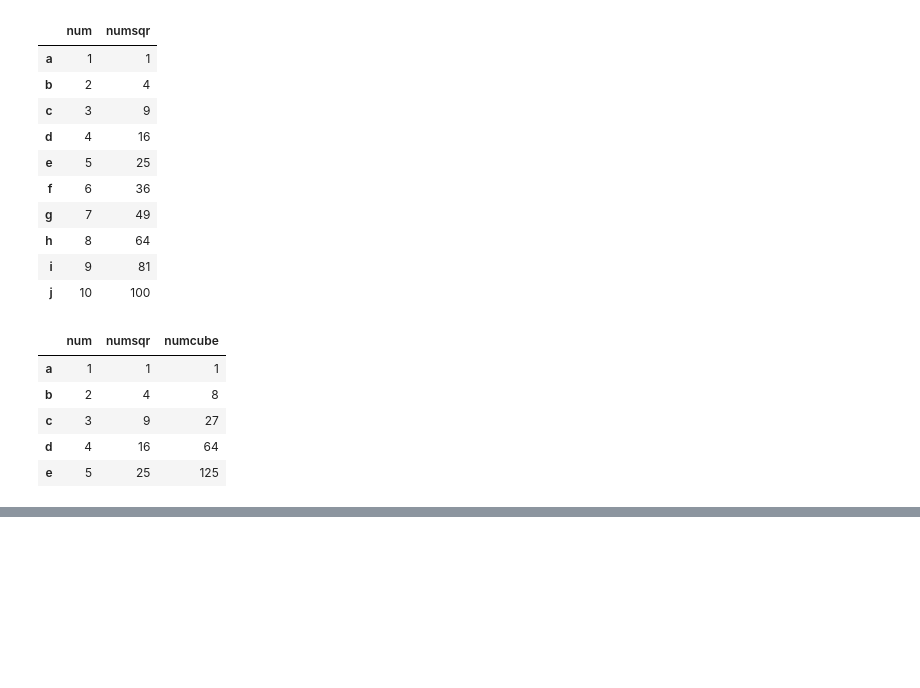
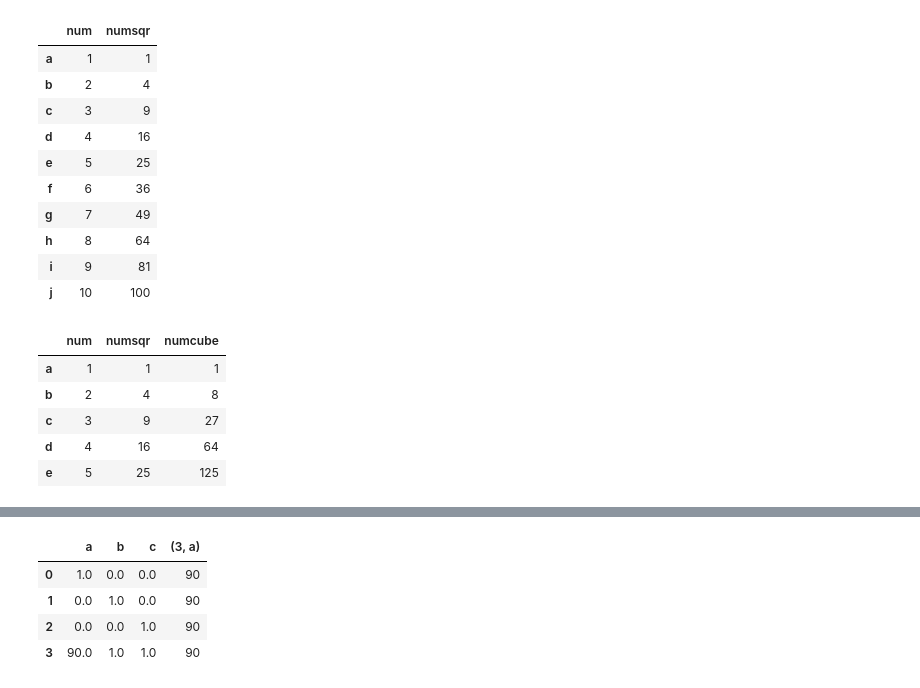
Before and after one commit to AjayKarki/DWIT_Module3, a Jupyter notebook: Pandas Practice.ipynb, the cells around one changed output, grey strips where cells are left out. Drawn from its saved outputs; the diff is of its cells as text; code cells hidden in the pictures; blank space fills up the shorter version.

```diff
--- a/Pandas Practice.ipynb
+++ b/Pandas Practice.ipynb
@@ -254,0 +320,12 @@ df.iloc[:5]
+# %%
+df =  pd.DataFrame(np.eye(3),columns =  ['a','b','c'])
+df_2 = pd.DataFrame({
+    'a':[1],
+    'b':[1],
+    'c':[1]
+})
+print(df)
+print(df_2)
+df = df.append(df_2)
+df.reset_index(inplace=True,drop=True)
+print(df)
@@ -254,0 +367,9 @@ df.iloc[:5]
+# %%
+df[3,'a']=90
+df
+# %% [output]
+|  | a | b | c | (3, a) |
+| 0 | 1.0 | 0.0 | 0.0 | 90 |
+| 1 | 0.0 | 1.0 | 0.0 | 90 |
+| 2 | 0.0 | 0.0 | 1.0 | 90 |
+| 3 | 90.0 | 1.0 | 1.0 | 90 |
```
Also changed, not shown: parts of 26 cells of this notebook.
